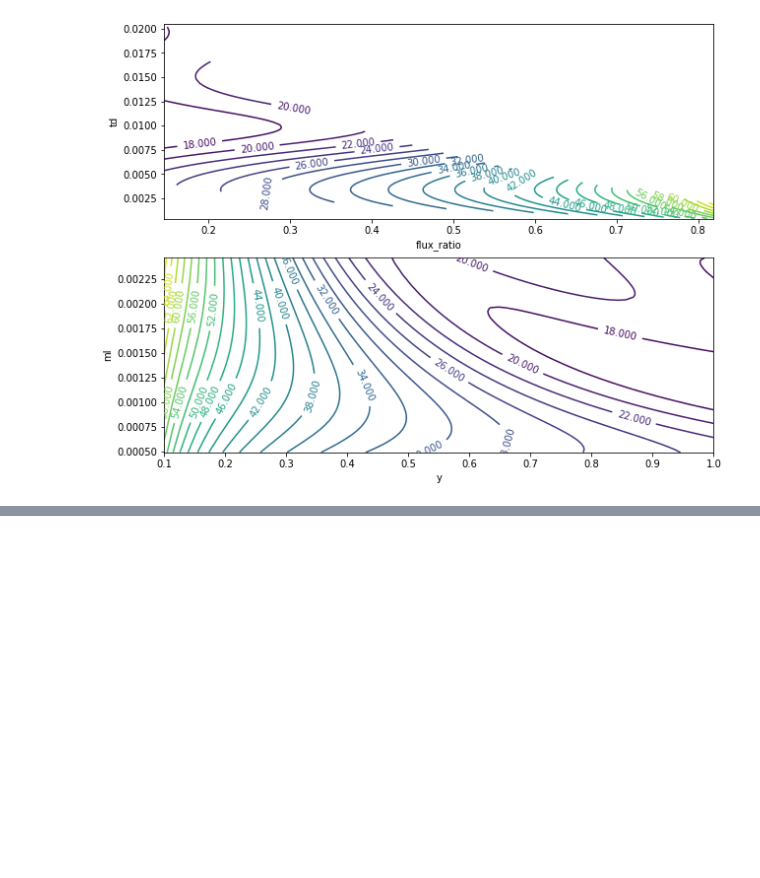
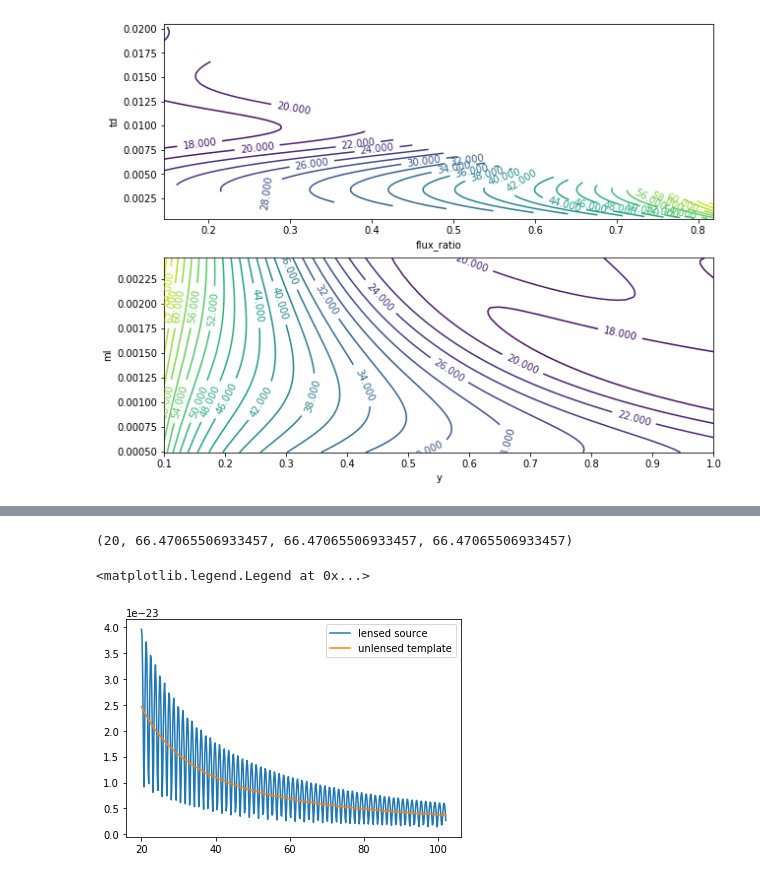
Before and after one commit to astroboy07/GW_Lensing, a Jupyter notebook: lens_properties.ipynb, the cells around one changed output, grey strips where cells are left out. Cells and saved outputs as stored; diff of their text form; code cells hidden in the pictures; blank space fills up the shorter version.

```diff
--- a/lens_properties.ipynb
+++ b/lens_properties.ipynb
@@ -157,0 +192,52 @@ z = contour_plot(100 * solar_mass,
+# %%
+solar_mass = 4.92624076 * 10**-6 #[solar_mass] = sec
+giga_parsec = 1.02927125 * 10**17 #[giga_parsec] = sec
+year = 31557600 #[year] = sec
+
+initial_params_source = {
+    'theta_s_source' : 0.0,
+    'phi_s_source' : 0.0,
+    'theta_l_source' : 0.0,
+    'phi_l_source' : 0.0,
+    'mcz_source' : 28.79 * solar_mass,
+    'dist_source': 1.58 * giga_parsec,
+    'eta_source' : 0.25,
+    't0' : 0.0,
+    'phi_0' : 0.0,
+    'td':0.81,
+    'flux_ratio': 0.39
+}
+
+initial_params_template = {
+    'theta_s_temp' : 0.0,
+    'phi_s_temp' : 0.0,
+    'theta_l_temp' : 0.0,
+    'phi_l_temp' : 0.0,
+    'mcz_temp' : 28.79 * solar_mass,
+    'dist_temp': 1.58 * giga_parsec,
+    'eta_temp' : 0.25,
+    #'tc' : 0.0,
+    #'phi_c' : 0.0,
+}
+new_param_ini = overlap_dual_ann_lensing(params_source = initial_params_source, params_temp = initial_params_template)
+# %%
+freq = np.linspace(20, 102, 500)
+signal_source = np.zeros_like(freq, dtype = np.complex128)
+signal_temp = np.zeros_like(freq, dtype = np.complex128)
+
+new_param_ini = overlap_dual_ann_lensing(params_source = initial_params_source, params_temp = initial_params_template)
+for i in range(len(freq)):
+    signal_source[i] = new_param_ini.signal_source(freq[i], 0, 0)
+    signal_temp[i] = new_param_ini.signal_temp(freq[i], 0, 0)
+# %%
+limit = new_param_ini.limit(initial_params_source, initial_params_template)
+limit
+# %% [output]
+(20, 66.47065506933457, 66.47065506933457, 66.47065506933457)
+# %%
+plt.plot(freq, np.abs(signal_source), label = 'lensed source')
+plt.plot(freq, np.abs(signal_temp), label = 'unlensed template')
+plt.legend()
+# %% [output]
+<matplotlib.legend.Legend at 0x...>
+[figure, added]
```
Also changed, not shown: parts of 31 cells of this notebook, 15 other files.
